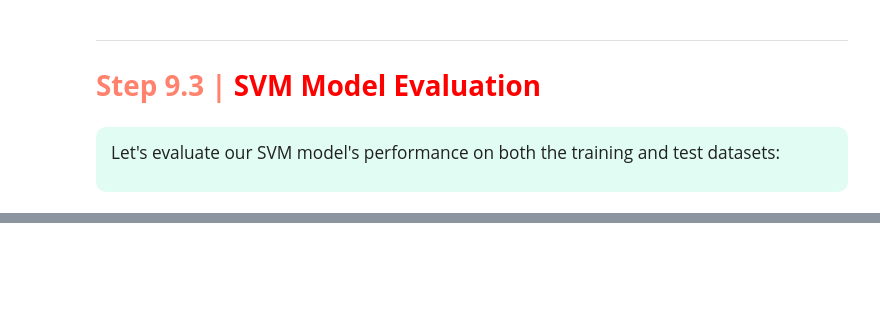
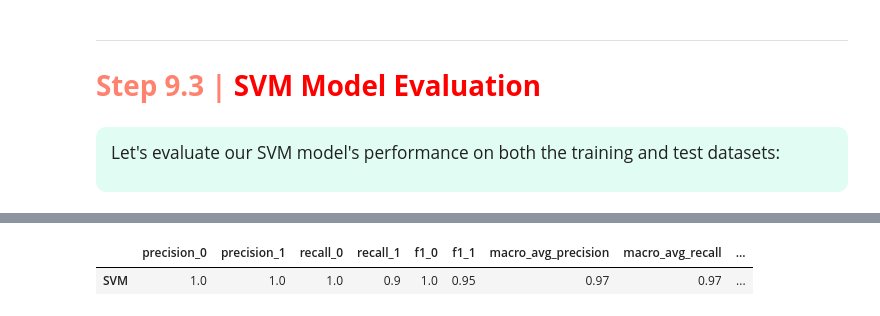
Before and after one commit to iffat336/All_about_transformation, a Jupyter notebook: transformation.ipynb, the cells around one changed output, grey strips where cells are left out. Cells and saved outputs as stored; diff of their text form; code cells hidden in the pictures; blank space fills up the shorter version.

```diff
--- a/transformation.ipynb
+++ b/transformation.ipynb
@@ -1353,0 +1500,6 @@ Let's evaluate our SVM model's performance on both the training and test dataset
+# %%
+svm_evaluation = evaluate_model(best_svm, X_test, y_test, 'SVM')
+svm_evaluation
+# %% [output]
+|  | precision_0 | precision_1 | recall_0 | recall_1 | f1_0 | f1_1 | macro_avg_precision | macro_avg_recall | ... |
+| SVM | 1.0 | 1.0 | 1.0 | 0.9 | 1.0 | 0.95 | 0.97 | 0.97 | ... |
```
Also changed, not shown: parts of 31 cells of this notebook, 1 other file.
